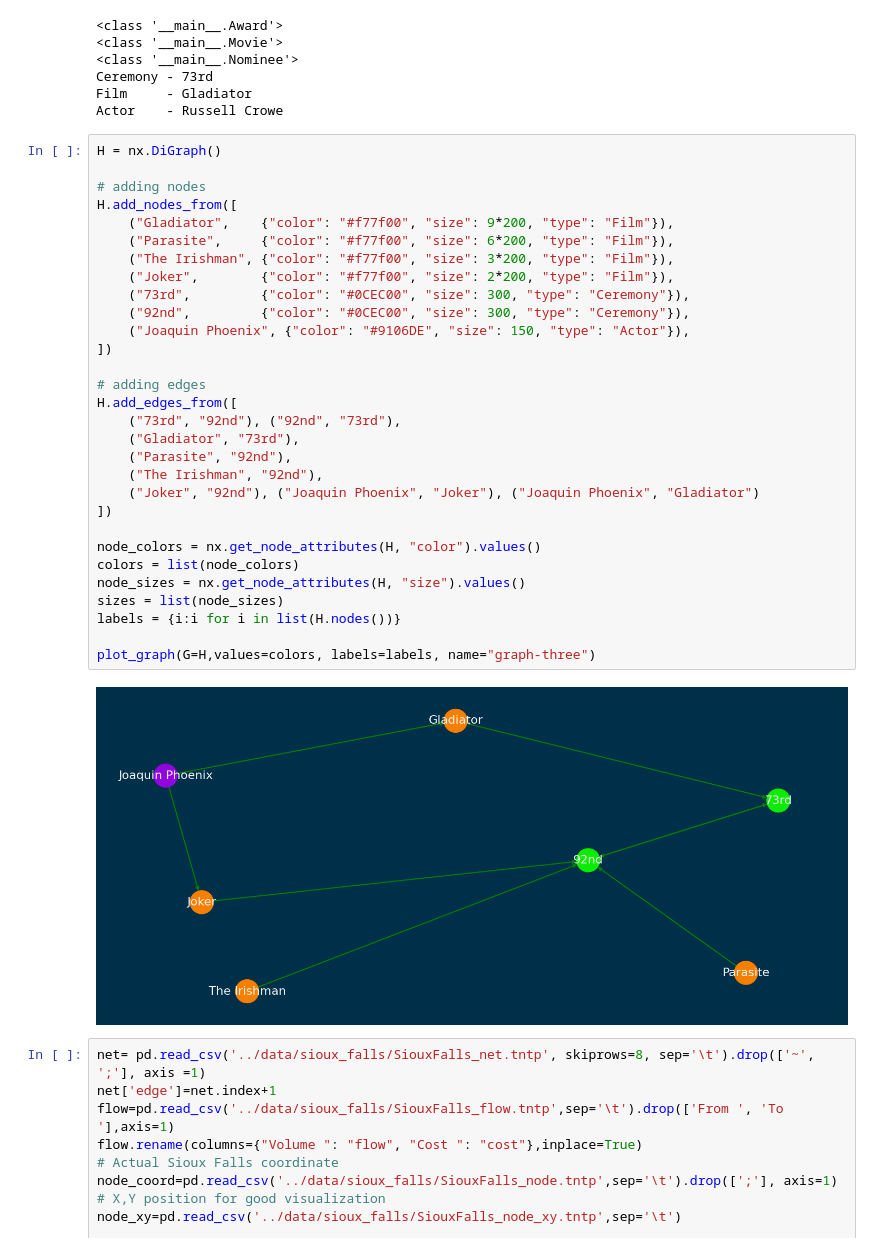
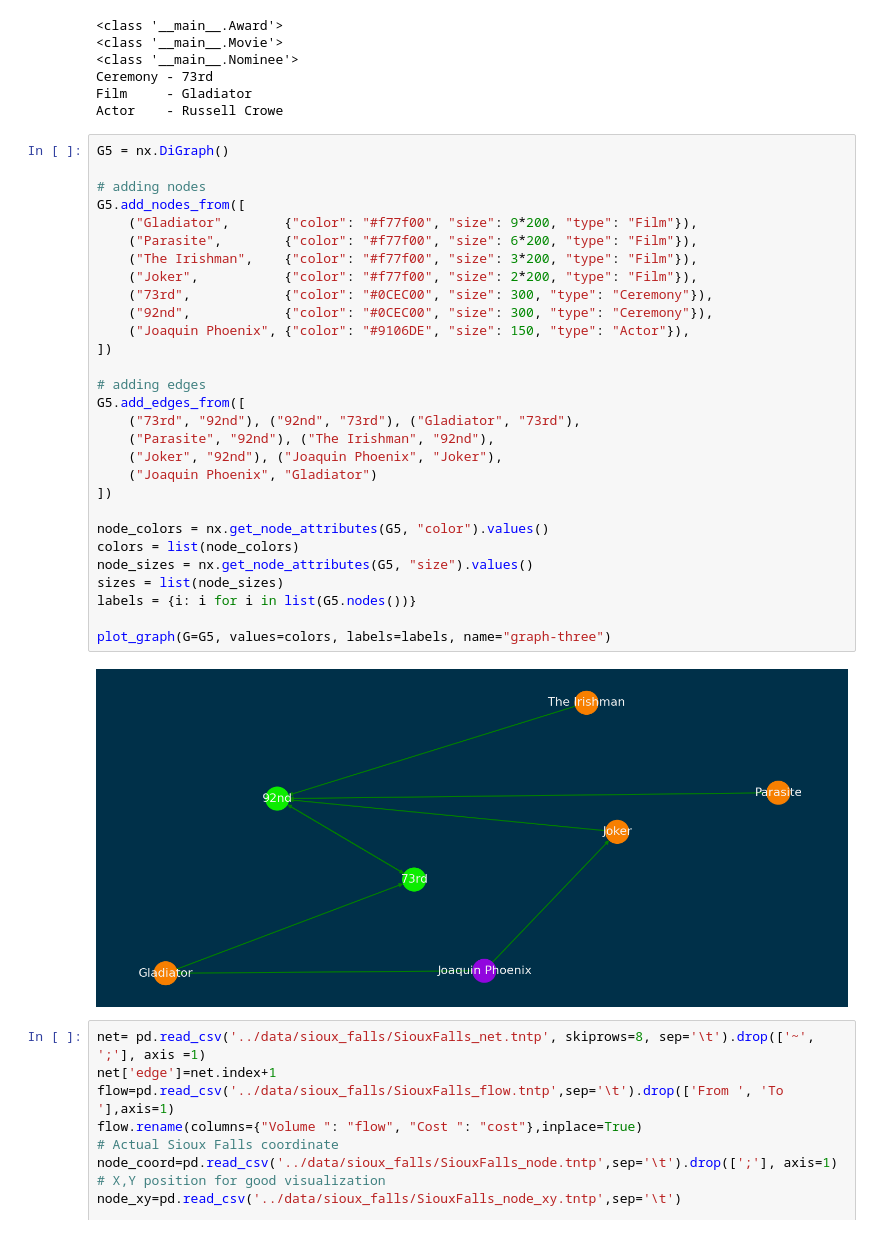
Before and after one commit to vitormeriat/graphs-are-awesome, a Jupyter notebook: blog/graph-theory-intro.ipynb, the cells around one changed output. Drawn from its saved outputs; the diff is of its cells as text.

```diff
--- a/blog/graph-theory-intro.ipynb
+++ b/blog/graph-theory-intro.ipynb
@@ -236,37 +299,36 @@ Ceremony - 73rd
 Film     - Gladiator
 Actor    - Russell Crowe
 # %%
-H = nx.DiGraph()
+G5 = nx.DiGraph()
 
 # adding nodes
-H.add_nodes_from([
-    ("Gladiator",    {"color": "#f77f00", "size": 9*200, "type": "Film"}),
-    ("Parasite",     {"color": "#f77f00", "size": 6*200, "type": "Film"}),
-    ("The Irishman", {"color": "#f77f00", "size": 3*200, "type": "Film"}),
-    ("Joker",        {"color": "#f77f00", "size": 2*200, "type": "Film"}),
-    ("73rd",         {"color": "#0CEC00", "size": 300, "type": "Ceremony"}),
-    ("92nd",         {"color": "#0CEC00", "size": 300, "type": "Ceremony"}),
+G5.add_nodes_from([
+    ("Gladiator",       {"color": "#f77f00", "size": 9*200, "type": "Film"}),
+    ("Parasite",        {"color": "#f77f00", "size": 6*200, "type": "Film"}),
+    ("The Irishman",    {"color": "#f77f00", "size": 3*200, "type": "Film"}),
+    ("Joker",           {"color": "#f77f00", "size": 2*200, "type": "Film"}),
+    ("73rd",            {"color": "#0CEC00", "size": 300, "type": "Ceremony"}),
+    ("92nd",            {"color": "#0CEC00", "size": 300, "type": "Ceremony"}),
     ("Joaquin Phoenix", {"color": "#9106DE", "size": 150, "type": "Actor"}),
 ])
 
 # adding edges
-H.add_edges_from([
-    ("73rd", "92nd"), ("92nd", "73rd"),
-    ("Gladiator", "73rd"),
-    ("Parasite", "92nd"),
-    ("The Irishman", "92nd"),
-    ("Joker", "92nd"), ("Joaquin Phoenix", "Joker"), ("Joaquin Phoenix", "Gladiator")
+G5.add_edges_from([
+    ("73rd", "92nd"), ("92nd", "73rd"), ("Gladiator", "73rd"),
+    ("Parasite", "92nd"), ("The Irishman", "92nd"),
+    ("Joker", "92nd"), ("Joaquin Phoenix", "Joker"),
+    ("Joaquin Phoenix", "Gladiator")
 ])
 
-node_colors = nx.get_node_attributes(H, "color").values()
+node_colors = nx.get_node_attributes(G5, "color").values()
 colors = list(node_colors)
-node_sizes = nx.get_node_attributes(H, "size").values()
+node_sizes = nx.get_node_attributes(G5, "size").values()
 sizes = list(node_sizes)
-labels = {i:i for i in list(H.nodes())}
+labels = {i: i for i in list(G5.nodes())}
 
-plot_graph(G=H,values=colors, labels=labels, name="graph-three")
+plot_graph(G=G5, values=colors, labels=labels, name="graph-three")
 # %% [output]
-[figure, old version]
+[figure, new version]
 # %%
 net= pd.read_csv('../data/sioux_falls/SiouxFalls_net.tntp', skiprows=8, sep='\t').drop(['~', ';'], axis =1)
 net['edge']=net.index+1
```
Also changed, not shown: parts of 18 cells of this notebook, 1 other file.
